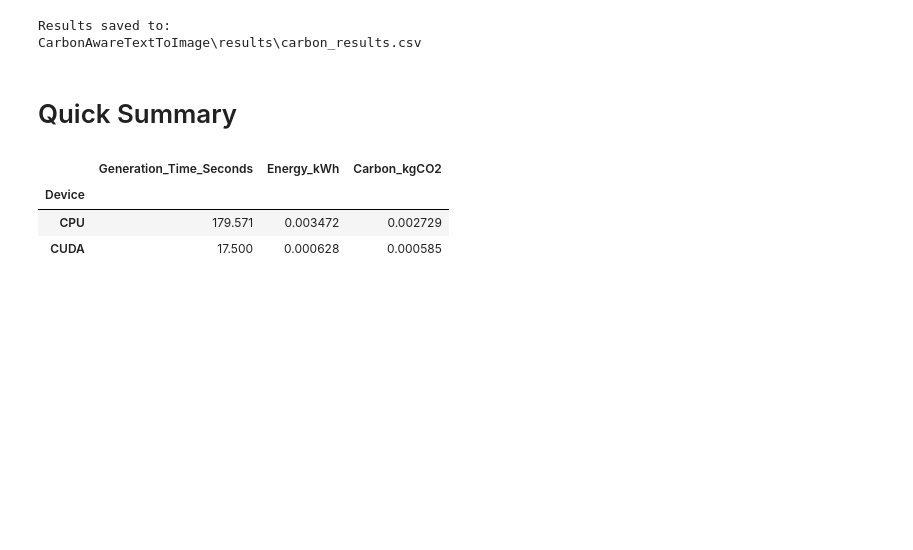
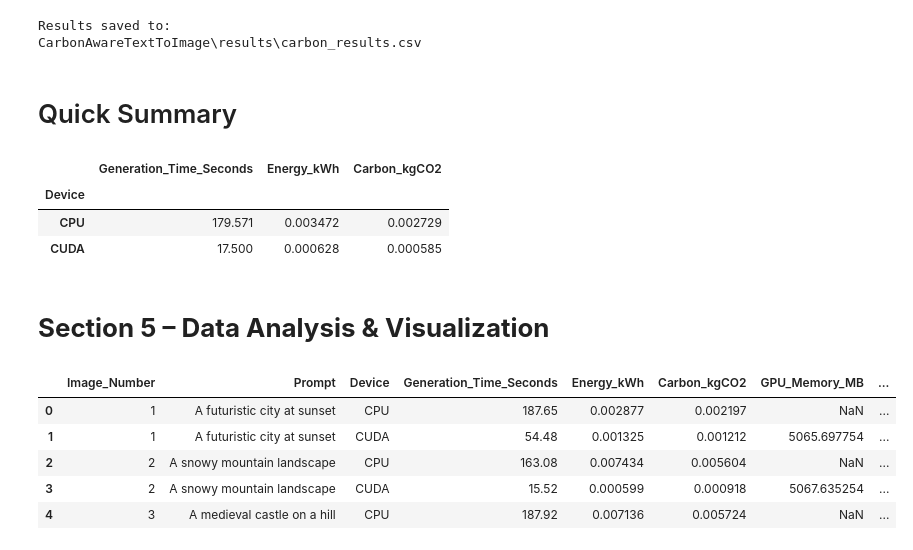
Before and after one commit to ittihadur/cpu-vs-gpu-ai-benchmark, a Jupyter notebook: 406.ipynb, the cells around one changed output. Drawn from its saved outputs; the diff is of its cells as text; code cells hidden in the pictures; blank space fills up the shorter version.

Commit message:
Added section 5

```diff
--- a/406.ipynb
+++ b/406.ipynb
@@ -706,3 +706,16 @@ summary
 | Device |  |  |  |
 | CPU | 179.571 | 0.003472 | 0.002729 |
 | CUDA | 17.500 | 0.000628 | 0.000585 |
+# %% [markdown]
+# **Section 5 – Data Analysis & Visualization**
+# %%
+results_df = pd.read_csv(CSV_FILE)
+
+results_df.head()
+# %% [output]
+|  | Image_Number | Prompt | Device | Generation_Time_Seconds | Energy_kWh | Carbon_kgCO2 | GPU_Memory_MB | ... |
+| 0 | 1 | A futuristic city at sunset | CPU | 187.65 | 0.002877 | 0.002197 | NaN | ... |
+| 1 | 1 | A futuristic city at sunset | CUDA | 54.48 | 0.001325 | 0.001212 | 5065.697754 | ... |
+| 2 | 2 | A snowy mountain landscape | CPU | 163.08 | 0.007434 | 0.005604 | NaN | ... |
+| 3 | 2 | A snowy mountain landscape | CUDA | 15.52 | 0.000599 | 0.000918 | 5067.635254 | ... |
+| 4 | 3 | A medieval castle on a hill | CPU | 187.92 | 0.007136 | 0.005724 | NaN | ... |
```
Also changed, not shown: parts of 14 cells of this notebook, 4 other files.
